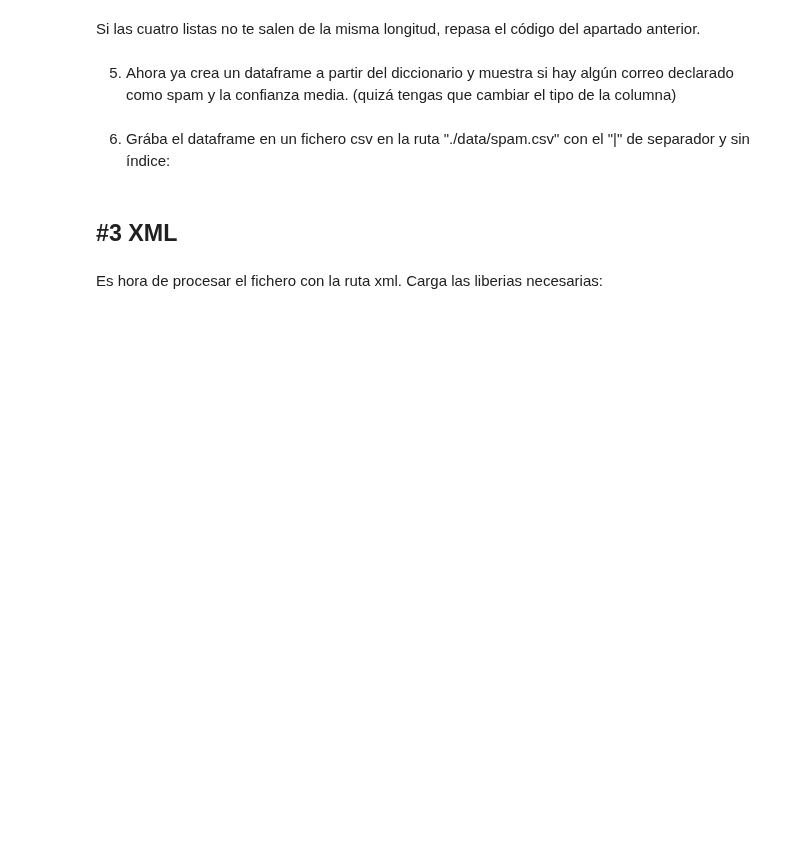
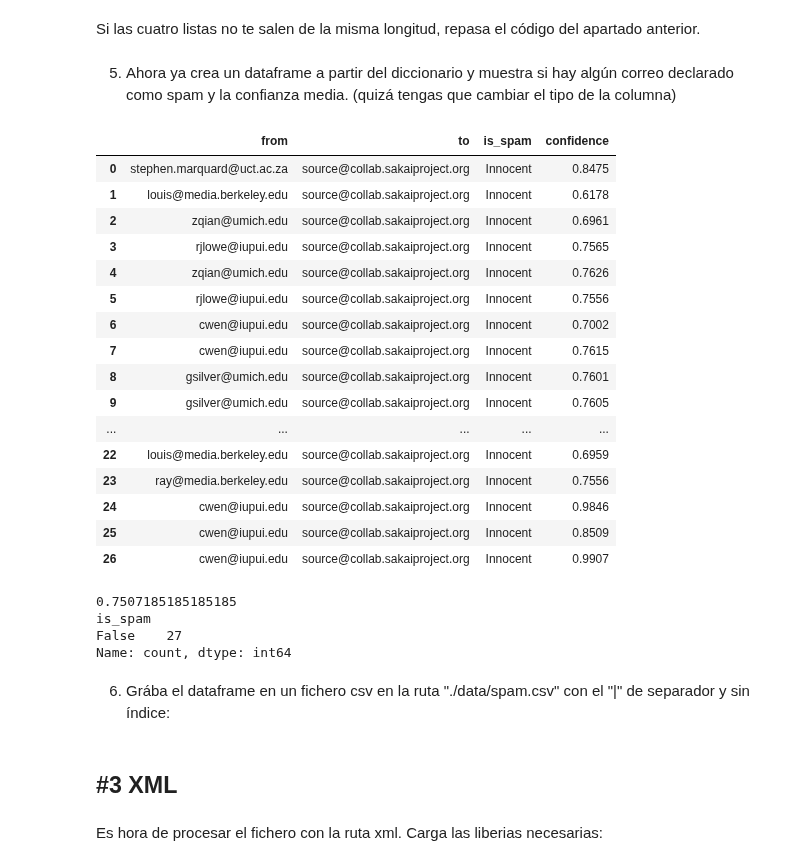
Before and after one commit to rafaneda7/ONLINE_DS_THEBRIDGE_RAFAELNEDA, a Jupyter notebook: 03 - Analisis de Datos/Sprint 5 - Acceso local y Tratamiento de Datos/Unidad 2/Practica Obligatoria S5U2/18_Practica_Obligatoria_Ficheros.ipynb, the cells around one changed output. Drawn from its saved outputs; the diff is of its cells as text; code cells hidden in the pictures; blank space fills up the shorter version.

```diff
--- a/03 - Analisis de Datos/Sprint 5 - Acceso local y Tratamiento de Datos/Unidad 2/Practica Obligatoria S5U2/18_Practica_Obligatoria_Ficheros.ipynb
+++ b/03 - Analisis de Datos/Sprint 5 - Acceso local y Tratamiento de Datos/Unidad 2/Practica Obligatoria S5U2/18_Practica_Obligatoria_Ficheros.ipynb
@@ -26,6 +26,10 @@ OptaF24.xml
 spam.csv
 # %% [markdown]
 1. Ahora crea una variable `fichero_texto`, otra `fichero_excel` y otra `fichero_xml` y asigna a cada una la ruta para acceder a cada tipo de fichero que te hayas encontrado en la salida del apartado anterior. Como recordarás una ruta es el camino para acceder a un fichero, en este caso incluye el path y el nombre del fichero (ojo os.listdir no te da el path, te da el nombre del fichero)
+# %%
+fichero_texto = "./data/mbox.txt"
+fichero_excel = "./data/city_sales.xlsx"
+fichero_xml = "./data/OptaF24.xml"
 # %% [markdown]
 ## #1 Fichero excel
 # %% [markdown]
@@ -48,3 +178,11 @@ Vamos a empezar trabajando con el fichero excel.
 Vamos a leer ahora el fichero indicado en la ruta contenida en `fichero_texto`, el objetivo es procesar el contenido para construir un `DataFrame` con las siguientes columnas direcciones de correo del emisor, veredicto de si es spam o no y confidencia en ese veredicto.
 # %% [markdown]
 1. Crea un diccionario con las siguientes claves: "from","to","is_spam","confidence" y que cada una tenga una lista vacia.
+# %%
+dict_text = {
+    "from" : [],
+    "to" : [],
+    "is_spam" : [],
+    "confidence" : []
+}
+dict_text
@@ -51,2 +191,8 @@ Vamos a leer ahora el fichero indicado en la ruta contenida en `fichero_texto`,
 # %% [markdown]
 2. Lee el fichero (usando `with open...`) y muestra las primeras 60 filas por pantalla, así podrás ver como es más o menos la estructura del mismo
+# %%
+with open(fichero_texto,"r",encoding="utf-8") as f:
+    for i, linea in enumerate(f):
+        print(linea, end="")
+        if i >= 59:
+            break
@@ -53,5 +217,22 @@ Vamos a leer ahora el fichero indicado en la ruta contenida en `fichero_texto`,
 # %% [markdown]
 3. Ahora sabemos que el emisor viene después de "To:" el receptor después de "From:" el resultado de Spam tras "X-DSPAM-Result" y el nivel de confianza tras "X-DSPAM-Confidence", crea un programa que lea el fichero y a medida que va leyendo el texto añada cada valor (emisor, receptor, si es spam o no, nivel de confianza) a cada una de las listas del diccionario creado en 1.
 Por ejemplo, cuando llegue a una línea con "To:" que añada el correo a <diccionario>["to"]
+# %%
+with open(fichero_texto,"r",encoding="utf-8") as f:
+    for linea in f:
+        if linea.startswith("To:"):
+            emisor = linea.split(":", 1)[1].strip()
+# Significa que voy a cortar la linea con el .split(por el 1 que se coloca dentro) en 2, lo que este antes y despues del :, en To:_____ y me quedo con ______.
+# luego con strip() elimino los saltos de linea \n y espacios al final y al comienzo en caso tal de haber.
+            dict_text["to"].append(emisor)
+        elif linea.startswith("From:"):
+            receptor = linea.split(":", 1)[1].strip()
+            dict_text["from"].append(receptor)
+        elif linea.startswith("X-DSPAM-Result:"):
+            spam_result = linea.split(":", 1)[1].strip()
+            dict_text["is_spam"].append(spam_result)
+        elif linea.startswith("X-DSPAM-Confidence:"):
+            confidence = float(linea.split(":", 1)[1].strip()) #Se convierten en float para asegurar que no tengamos ningun string
+            dict_text["confidence"].append(confidence)
 # %% [markdown]
 4. Recorre el diccionario y muestra el número de valores de cada lista (no los valores, ojo). Es para que compruebes que todos tienen la misma longitud
@@ -59,5 +248,34 @@ Por ejemplo, cuando llegue a una línea con "To:" que añada el correo a <diccio
 Si las cuatro listas no te salen de la misma longitud, repasa el código del apartado anterior.
 # %% [markdown]
 5. Ahora ya crea un dataframe a partir del diccionario y muestra si hay algún correo declarado como spam y la confianza media. (quizá tengas que cambiar el tipo de la columna)
+# %%
+df_texto = pd.DataFrame(dict_text)
+df_texto
+# %% [output]
+|  | from | to | is_spam | confidence |
+| 0 | stephen.marquard@uct.ac.za | source@collab.sakaiproject.org | Innocent | 0.8475 |
+| 1 | louis@media.berkeley.edu | source@collab.sakaiproject.org | Innocent | 0.6178 |
+| 2 | zqian@umich.edu | source@collab.sakaiproject.org | Innocent | 0.6961 |
+| 3 | rjlowe@iupui.edu | source@collab.sakaiproject.org | Innocent | 0.7565 |
+| 4 | zqian@umich.edu | source@collab.sakaiproject.org | Innocent | 0.7626 |
+| 5 | rjlowe@iupui.edu | source@collab.sakaiproject.org | Innocent | 0.7556 |
+| 6 | cwen@iupui.edu | source@collab.sakaiproject.org | Innocent | 0.7002 |
+| 7 | cwen@iupui.edu | source@collab.sakaiproject.org | Innocent | 0.7615 |
+| 8 | gsilver@umich.edu | source@collab.sakaiproject.org | Innocent | 0.7601 |
+| 9 | gsilver@umich.edu | source@collab.sakaiproject.org | Innocent | 0.7605 |
+| ... | ... | ... | ... | ... |
+| 22 | louis@media.berkeley.edu | source@collab.sakaiproject.org | Innocent | 0.6959 |
+| 23 | ray@media.berkeley.edu | source@collab.sakaiproject.org | Innocent | 0.7556 |
+| 24 | cwen@iupui.edu | source@collab.sakaiproject.org | Innocent | 0.9846 |
+| 25 | cwen@iupui.edu | source@collab.sakaiproject.org | Innocent | 0.8509 |
+| 26 | cwen@iupui.edu | source@collab.sakaiproject.org | Innocent | 0.9907 |
+# %%
+print(df_texto["confidence"].mean())
+print((df_texto["is_spam"] != "Innocent").value_counts())
+# %% [output]
+0.7507185185185185
+is_spam
+False    27
+Name: count, dtype: int64
 # %% [markdown]
 6. Grába el dataframe en un fichero csv en la ruta "./data/spam.csv" con el "|" de separador y sin índice:
```
Also changed, not shown: parts of 21 cells of this notebook, 2 other files.
